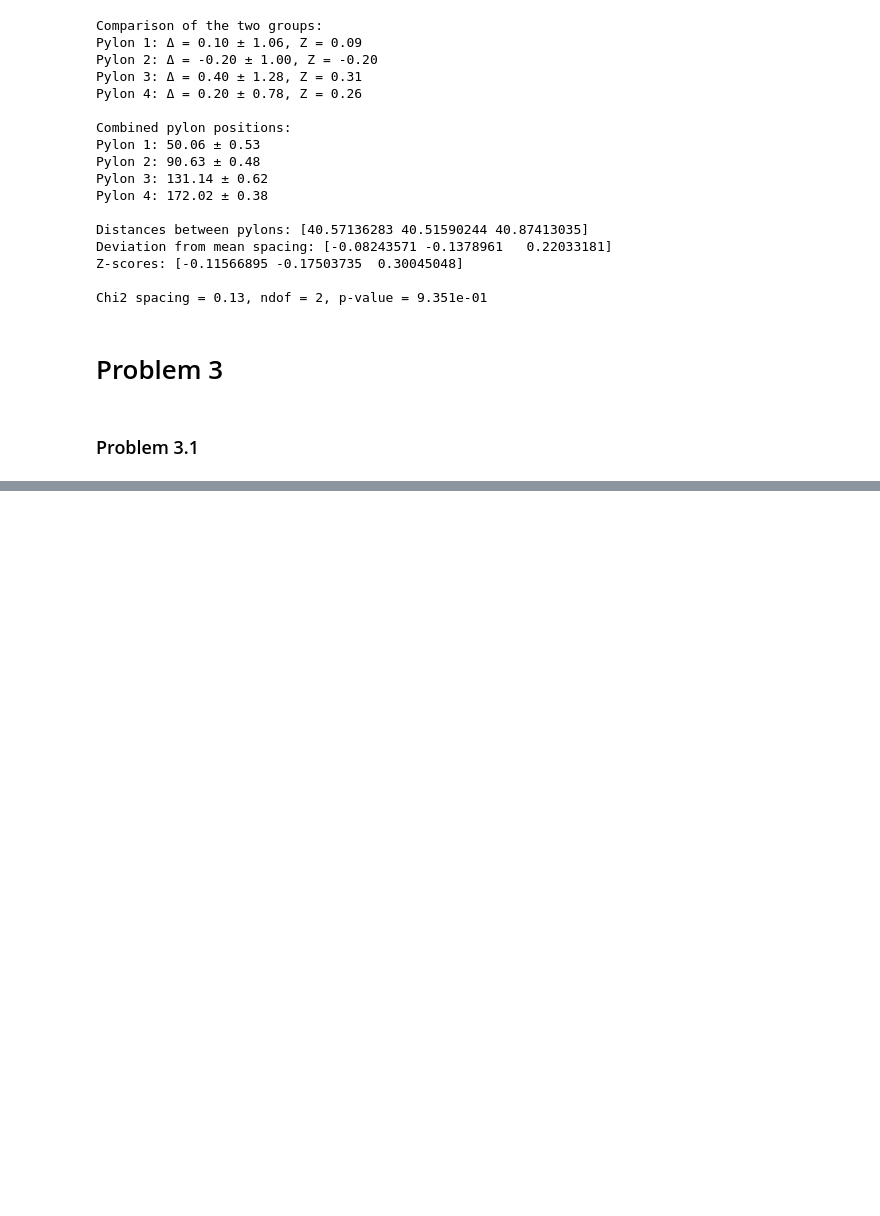
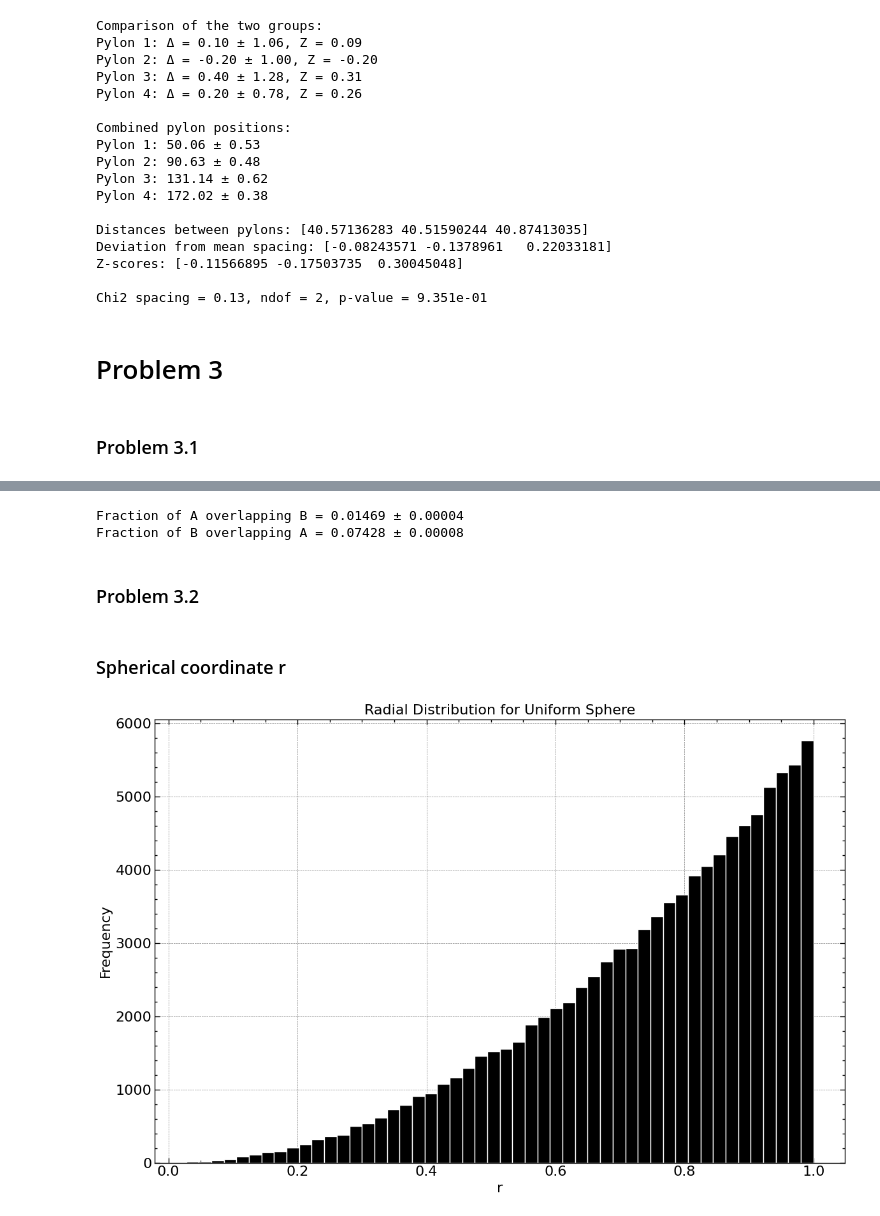
Before and after one commit to tobiassanta/AppStat2025, a Jupyter notebook: Problem Set/Problem Set.ipynb, the cells around one changed output, grey strips where cells are left out. Drawn from its saved outputs; the diff is of its cells as text; code cells hidden in the pictures; blank space fills up the shorter version.

```diff
--- a/Problem Set/Problem Set.ipynb
+++ b/Problem Set/Problem Set.ipynb
@@ -580,0 +586,80 @@ Fraction B in A = 0.2013 +- 0.00201
+# %%
+import numpy as np
+
+# Parameters
+N_exp = 100       # number of repeated experiments
+N = 100_000       # number of points per experiment
+
+# Hyperball centers and radii
+A = np.array([0.0, 0.0, 0.0, 0.0])
+B = np.array([3.0, 7.0, -1.0, 2.0])
+RA, RB = 6.0, 4.0
+
+# Lists to store fractions from each experiment
+fraction_A_in_B_list = []
+fraction_B_in_A_list = []
+
+for i in range(N_exp):
+    # --- Generate points in hyperball A ---
+    vA = np.random.normal(size=(N, 4))
+    vA /= np.linalg.norm(vA, axis=1)[:, None]
+    rA = RA * np.random.rand(N)**(1/4)
+    points_A = A + vA * rA[:, None]
+
+    # Fraction of A overlapping B
+    inside_B = np.sum((points_A - B)**2, axis=1) <= RB**2
+    fraction_A_in_B_list.append(np.mean(inside_B))
+
+    # --- Generate points in hyperball B ---
+    vB = np.random.normal(size=(N, 4))
+    vB /= np.linalg.norm(vB, axis=1)[:, None]
+    rB = RB * np.random.rand(N)**(1/4)
+    points_B = B + vB * rB[:, None]
+
+    # Fraction of B overlapping A
+    inside_A = np.sum((points_B - A)**2, axis=1) <= RA**2
+    fraction_B_in_A_list.append(np.mean(inside_A))
+
+# Convert to numpy arrays
+fraction_A_in_B_list = np.array(fraction_A_in_B_list)
+fraction_B_in_A_list = np.array(fraction_B_in_A_list)
+
+# Compute mean and standard error over experiments
+mean_A_in_B = np.mean(fraction_A_in_B_list)
+err_A_in_B = np.std(fraction_A_in_B_list, ddof=1) / np.sqrt(N_exp)
+
+mean_B_in_A = np.mean(fraction_B_in_A_list)
+err_B_in_A = np.std(fraction_B_in_A_list, ddof=1) / np.sqrt(N_exp)
+
+print(f"Fraction of A overlapping B = {mean_A_in_B:.5f} ± {err_A_in_B:.5f}")
+print(f"Fraction of B overlapping A = {mean_B_in_A:.5f} ± {err_B_in_A:.5f}")
+# %% [output]
+Fraction of A overlapping B = 0.01469 ± 0.00004
+Fraction of B overlapping A = 0.07428 ± 0.00008
+# %% [markdown]
+### Problem 3.2
+# %% [markdown]
+### Spherical coordinate r
+# %%
+N = 100000
+
+# Generation of points in xyz
+r = np.random.rand(N)**(1/3)
+theta = 2*np.pi*np.random.rand(N)
+phi = np.arccos(1 - 2*np.random.rand(N))
+x = r * np.sin(phi) * np.cos(theta)
+y = r * np.sin(phi) * np.sin(theta)
+z = r * np.cos(phi)
+
+r_check = np.sqrt(x**2 + y**2 + z**2)
+
+
+plt.figure(figsize = (12,8))
+plt.hist(r_check, bins=50, color='black', edgecolor='white')
+plt.xlabel('r')
+plt.ylabel('Frequency')
+plt.title('Radial Distribution for Uniform Sphere')
+plt.tight_layout()
+plt.savefig('Problem 3.2.1.png', dpi = 300)
+# %% [output]
+[figure, added]
```
Also changed, not shown: parts of 12 cells of this notebook.
